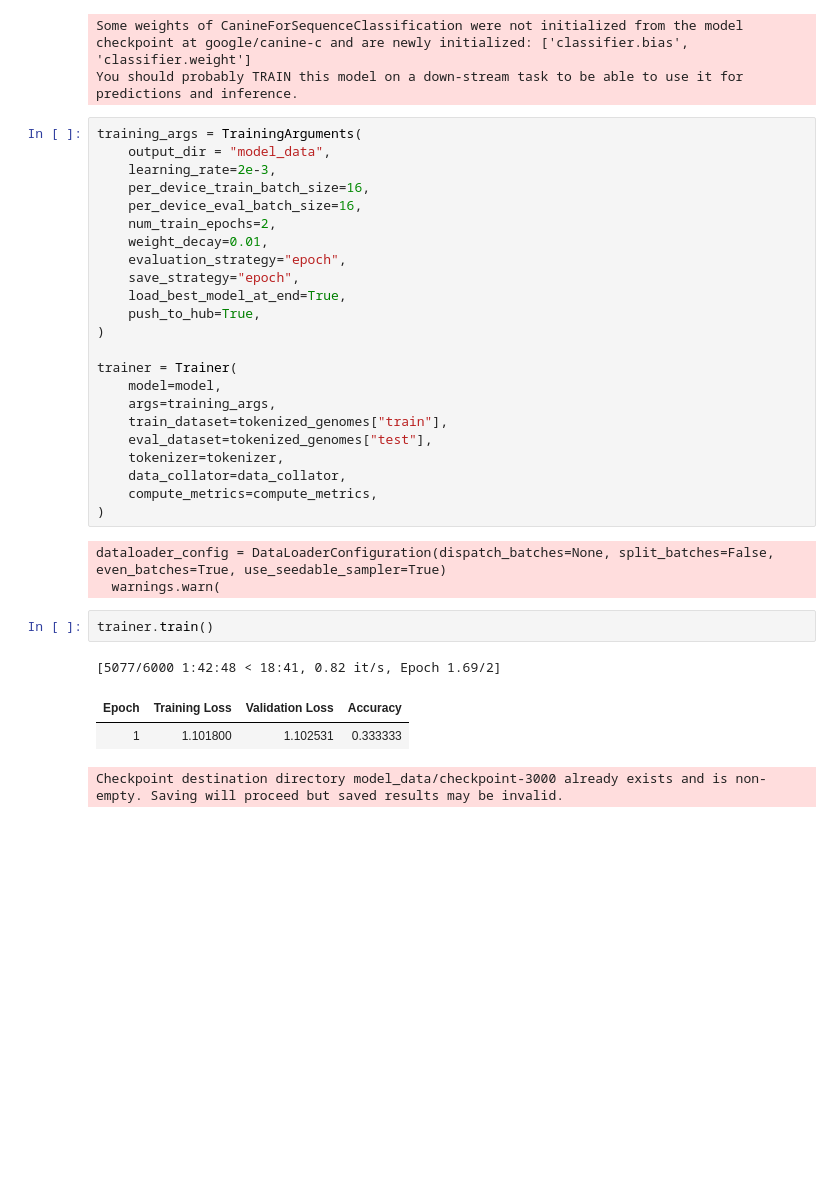
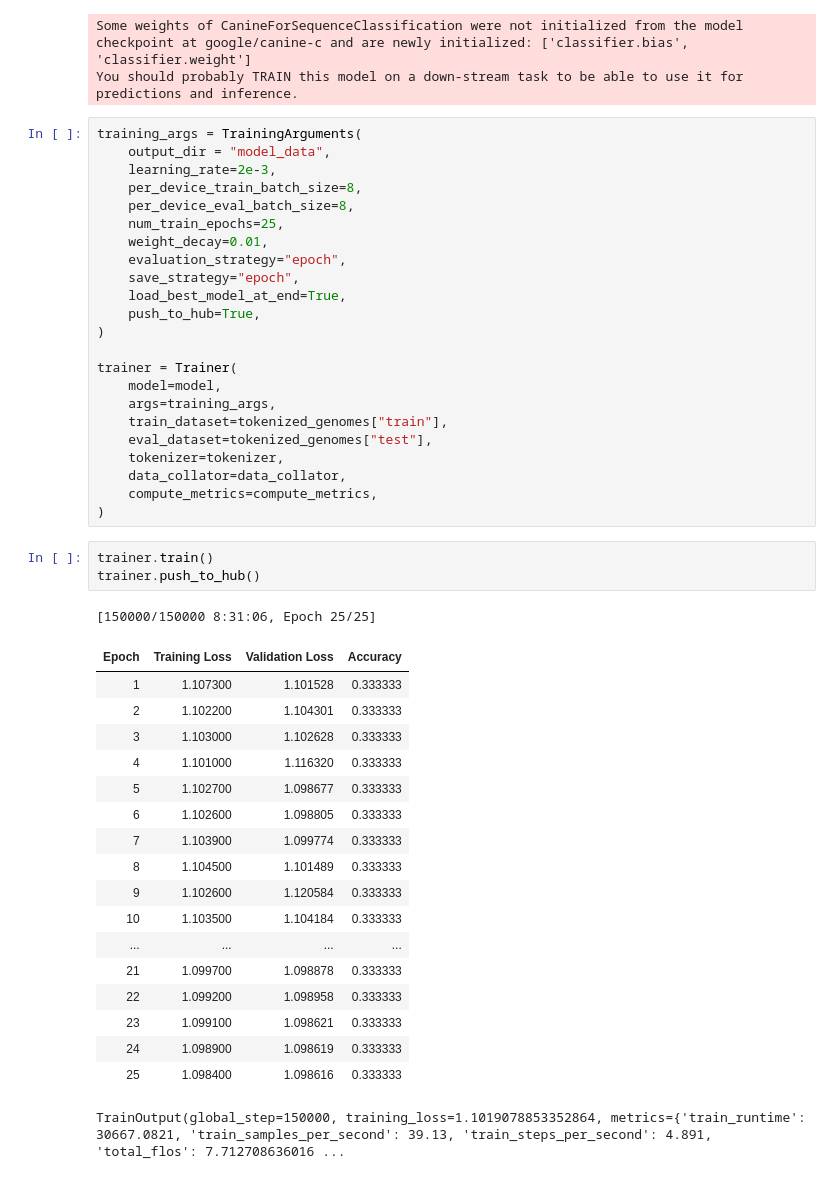
Before and after one commit to anudaweerasinghe/transformer-genome-classification, a Jupyter notebook: distilbert.ipynb, the cells around one changed output. Saved outputs shown, nothing was run; the diff lists cells and outputs as text; blank space fills up the shorter version.

Commit message:
Run with canine, 25 epochs

```diff
--- a/distilbert.ipynb
+++ b/distilbert.ipynb
@@ -86,9 +80,9 @@ You should probably TRAIN this model on a down-stream task to be able to use it
 training_args = TrainingArguments(
     output_dir = "model_data",
     learning_rate=2e-3,
-    per_device_train_batch_size=16,
-    per_device_eval_batch_size=16,
-    num_train_epochs=2,
+    per_device_train_batch_size=8,
+    per_device_eval_batch_size=8,
+    num_train_epochs=25,
     weight_decay=0.01,
     evaluation_strategy="epoch",
     save_strategy="epoch",
@@ -105,13 +99,26 @@ trainer = Trainer(
     data_collator=data_collator,
     compute_metrics=compute_metrics,
 )
-# %% [output]
-dataloader_config = DataLoaderConfiguration(dispatch_batches=None, split_batches=False, even_batches=True, use_seedable_sampler=True)
-  warnings.warn(
 # %%
 trainer.train()
+trainer.push_to_hub()
 # %% [output]
-[5077/6000 1:42:48 < 18:41, 0.82 it/s, Epoch 1.69/2]
+[150000/150000 8:31:06, Epoch 25/25]
 | Epoch | Training Loss | Validation Loss | Accuracy |
-| 1 | 1.101800 | 1.102531 | 0.333333 |
+| 1 | 1.107300 | 1.101528 | 0.333333 |
+| 2 | 1.102200 | 1.104301 | 0.333333 |
+| 3 | 1.103000 | 1.102628 | 0.333333 |
+| 4 | 1.101000 | 1.116320 | 0.333333 |
+| 5 | 1.102700 | 1.098677 | 0.333333 |
+| 6 | 1.102600 | 1.098805 | 0.333333 |
+| 7 | 1.103900 | 1.099774 | 0.333333 |
+| 8 | 1.104500 | 1.101489 | 0.333333 |
+| 9 | 1.102600 | 1.120584 | 0.333333 |
+| 10 | 1.103500 | 1.104184 | 0.333333 |
+| ... | ... | ... | ... |
+| 21 | 1.099700 | 1.098878 | 0.333333 |
+| 22 | 1.099200 | 1.098958 | 0.333333 |
+| 23 | 1.099100 | 1.098621 | 0.333333 |
+| 24 | 1.098900 | 1.098619 | 0.333333 |
+| 25 | 1.098400 | 1.098616 | 0.333333 |
-Checkpoint destination directory model_data/checkpoint-3000 already exists and is non-empty. Saving will proceed but saved results may be invalid.
+TrainOutput(global_step=150000, training_loss=1.1019078853352864, metrics={'train_runtime': 30667.0821, 'train_samples_per_second': 39.13, 'train_steps_per_second': 4.891, 'total_flos': 7.712708636016 ...
```
Also changed, not shown: parts of 3 cells of this notebook.
